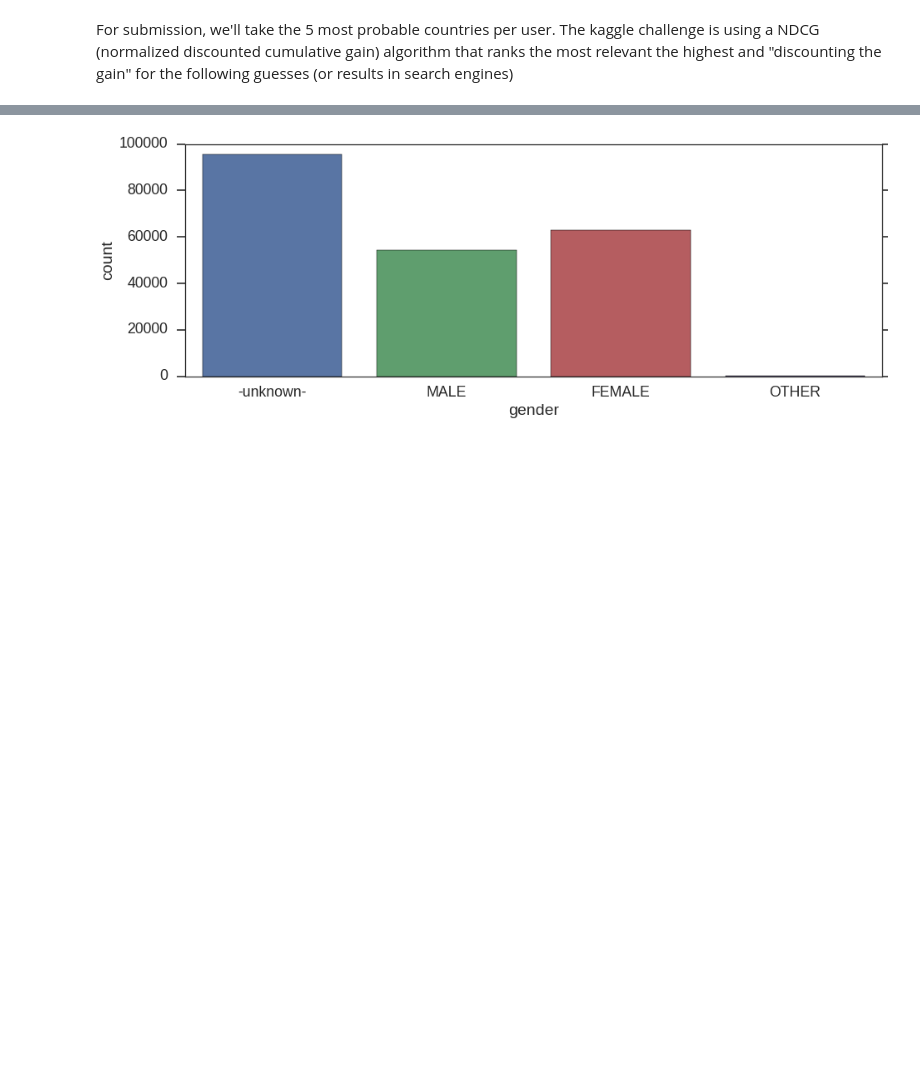
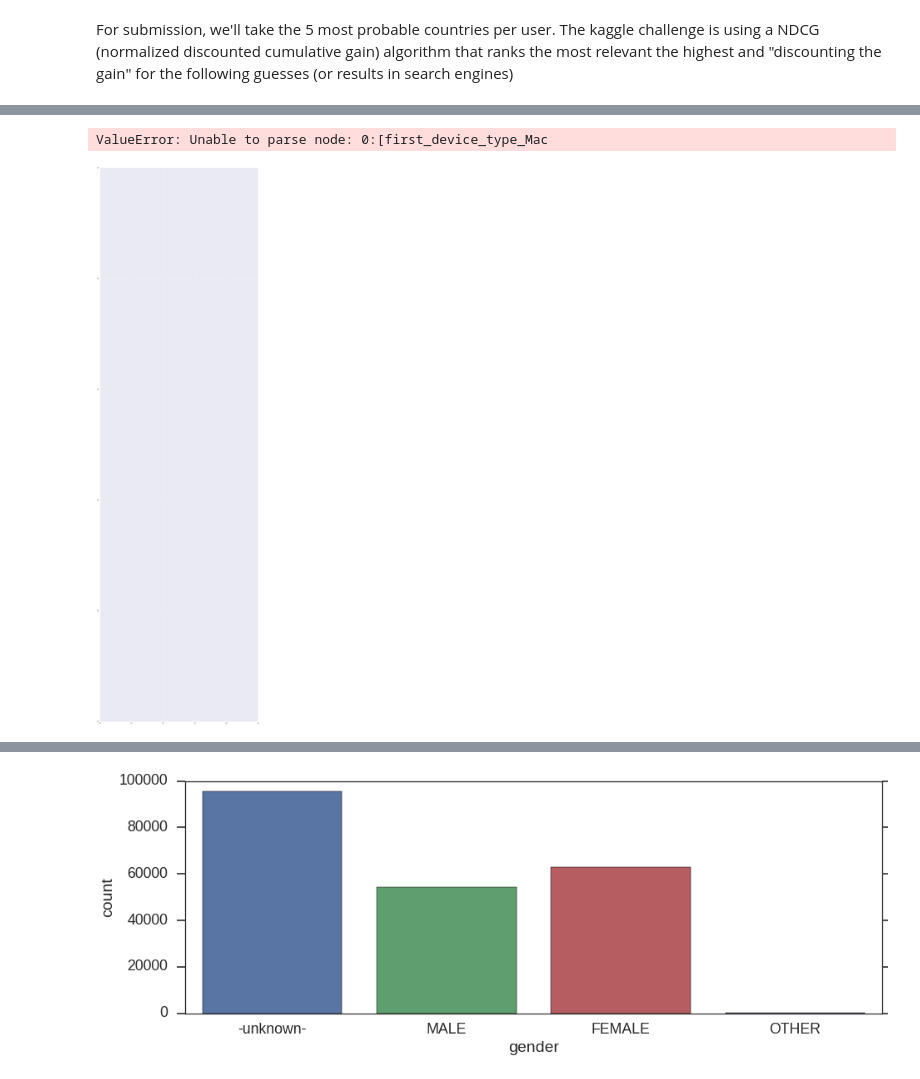
Before and after one commit to mykoz/airbnb_project, a Jupyter notebook: airbnb/airbnb_kojak.ipynb, the cells around one changed output, grey strips where cells are left out. Drawn from its saved outputs; the diff is of its cells as text; code cells hidden in the pictures; blank space fills up the shorter version.

```diff
--- a/airbnb/airbnb_kojak.ipynb
+++ b/airbnb/airbnb_kojak.ipynb
@@ -218,0 +231,6 @@ airbnb_submission.to_csv('airbnb_sub.csv',index=False)
+# %%
+#plots the decision trees. note: need to go back to test train split and use .values for the headers to plot trees
+xgb.plot_tree(xgb_model, num_trees=2)
+# %% [output]
+ValueError: Unable to parse node: 0:[first_device_type_Mac
+[figure, added]
```
Also changed, not shown: parts of 15 cells of this notebook.
